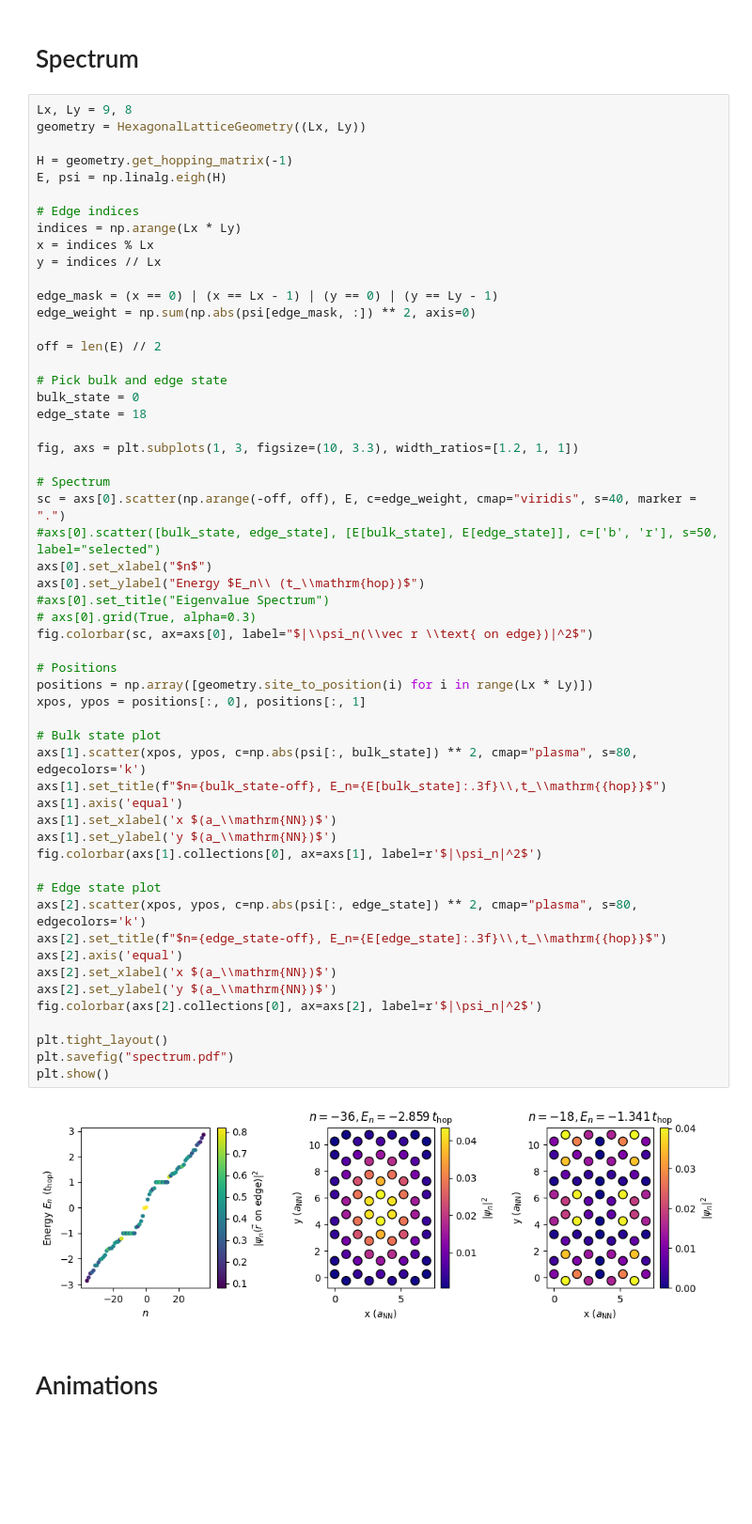
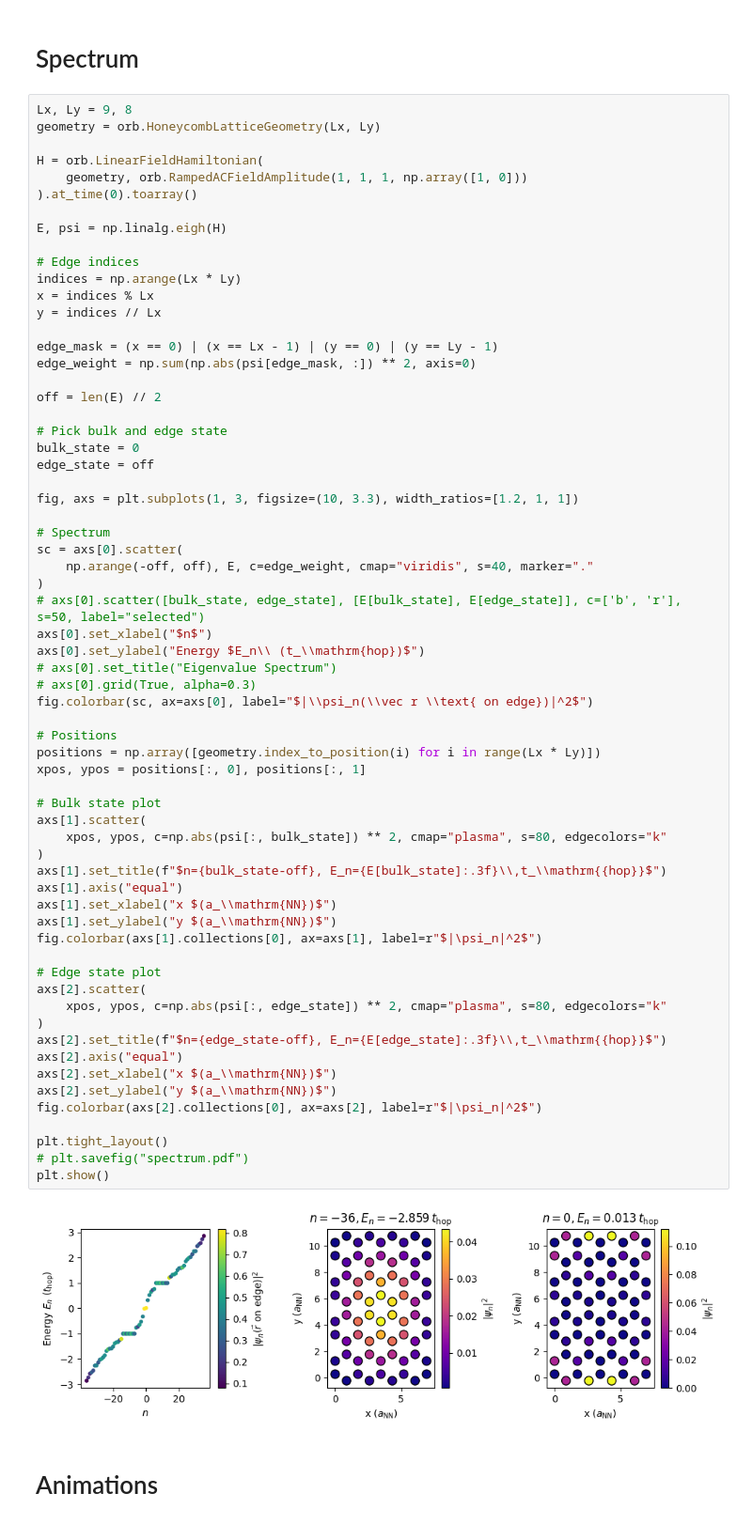
Before and after one commit to Leonard-P/orbitronics_research_project, a Jupyter notebook: notebooks/report_calculations_and_plots.ipynb, the cells around one changed output. Shown: that part at 94% size. Drawn from its saved outputs; the diff is of its cells as text; blank space fills up the shorter version.

```diff
--- a/notebooks/report_calculations_and_plots.ipynb
+++ b/notebooks/report_calculations_and_plots.ipynb
@@ -16,9 +18,12 @@ import pyperclip
 # Spectrum
 # %%
 Lx, Ly = 9, 8
-geometry = HexagonalLatticeGeometry((Lx, Ly))
+geometry = orb.HoneycombLatticeGeometry(Lx, Ly)
 
-H = geometry.get_hopping_matrix(-1)
+H = orb.LinearFieldHamiltonian(
+    geometry, orb.RampedACFieldAmplitude(1, 1, 1, np.array([1, 0]))
+).at_time(0).toarray()
+
 E, psi = np.linalg.eigh(H)
 
 # Edge indices
@@ -27,50 +32,56 @@ x = indices % Lx
 y = indices // Lx
 
 edge_mask = (x == 0) | (x == Lx - 1) | (y == 0) | (y == Ly - 1)
 edge_weight = np.sum(np.abs(psi[edge_mask, :]) ** 2, axis=0)
 
 off = len(E) // 2
 
 # Pick bulk and edge state
 bulk_state = 0
-edge_state = 18
+edge_state = off
 
 fig, axs = plt.subplots(1, 3, figsize=(10, 3.3), width_ratios=[1.2, 1, 1])
 
 # Spectrum
-sc = axs[0].scatter(np.arange(-off, off), E, c=edge_weight, cmap="viridis", s=40, marker = ".")
-#axs[0].scatter([bulk_state, edge_state], [E[bulk_state], E[edge_state]], c=['b', 'r'], s=50, label="selected")
+sc = axs[0].scatter(
+    np.arange(-off, off), E, c=edge_weight, cmap="viridis", s=40, marker="."
+)
+# axs[0].scatter([bulk_state, edge_state], [E[bulk_state], E[edge_state]], c=['b', 'r'], s=50, label="selected")
 axs[0].set_xlabel("$n$")
 axs[0].set_ylabel("Energy $E_n\\ (t_\\mathrm{hop})$")
-#axs[0].set_title("Eigenvalue Spectrum")
+# axs[0].set_title("Eigenvalue Spectrum")
 # axs[0].grid(True, alpha=0.3)
 fig.colorbar(sc, ax=axs[0], label="$|\\psi_n(\\vec r \\text{ on edge})|^2$")
 
 # Positions
-positions = np.array([geometry.site_to_position(i) for i in range(Lx * Ly)])
+positions = np.array([geometry.index_to_position(i) for i in range(Lx * Ly)])
 xpos, ypos = positions[:, 0], positions[:, 1]
 
 # Bulk state plot
-axs[1].scatter(xpos, ypos, c=np.abs(psi[:, bulk_state]) ** 2, cmap="plasma", s=80, edgecolors='k')
+axs[1].scatter(
+    xpos, ypos, c=np.abs(psi[:, bulk_state]) ** 2, cmap="plasma", s=80, edgecolors="k"
+)
 axs[1].set_title(f"$n={bulk_state-off}, E_n={E[bulk_state]:.3f}\\,t_\\mathrm{{hop}}$")
-axs[1].axis('equal')
-axs[1].set_xlabel('x $(a_\\mathrm{NN})$')
-axs[1].set_ylabel('y $(a_\\mathrm{NN})$')
-fig.colorbar(axs[1].collections[0], ax=axs[1], label=r'$|\psi_n|^2$')
+axs[1].axis("equal")
+axs[1].set_xlabel("x $(a_\\mathrm{NN})$")
+axs[1].set_ylabel("y $(a_\\mathrm{NN})$")
+fig.colorbar(axs[1].collections[0], ax=axs[1], label=r"$|\psi_n|^2$")
 
 # Edge state plot
-axs[2].scatter(xpos, ypos, c=np.abs(psi[:, edge_state]) ** 2, cmap="plasma", s=80, edgecolors='k')
+axs[2].scatter(
+    xpos, ypos, c=np.abs(psi[:, edge_state]) ** 2, cmap="plasma", s=80, edgecolors="k"
+)
 axs[2].set_title(f"$n={edge_state-off}, E_n={E[edge_state]:.3f}\\,t_\\mathrm{{hop}}$")
-axs[2].axis('equal')
-axs[2].set_xlabel('x $(a_\\mathrm{NN})$')
-axs[2].set_ylabel('y $(a_\\mathrm{NN})$')
-fig.colorbar(axs[2].collections[0], ax=axs[2], label=r'$|\psi_n|^2$')
+axs[2].axis("equal")
+axs[2].set_xlabel("x $(a_\\mathrm{NN})$")
+axs[2].set_ylabel("y $(a_\\mathrm{NN})$")
+fig.colorbar(axs[2].collections[0], ax=axs[2], label=r"$|\psi_n|^2$")
 
 plt.tight_layout()
-plt.savefig("spectrum.pdf")
+# plt.savefig("spectrum.pdf")
 plt.show()
 # %% [output]
-[figure, old version]
+[figure, new version]
 # %% [markdown]
 # Animations
 # %%
```
Also changed, not shown: parts of 16 cells of this notebook, 12 other files.
